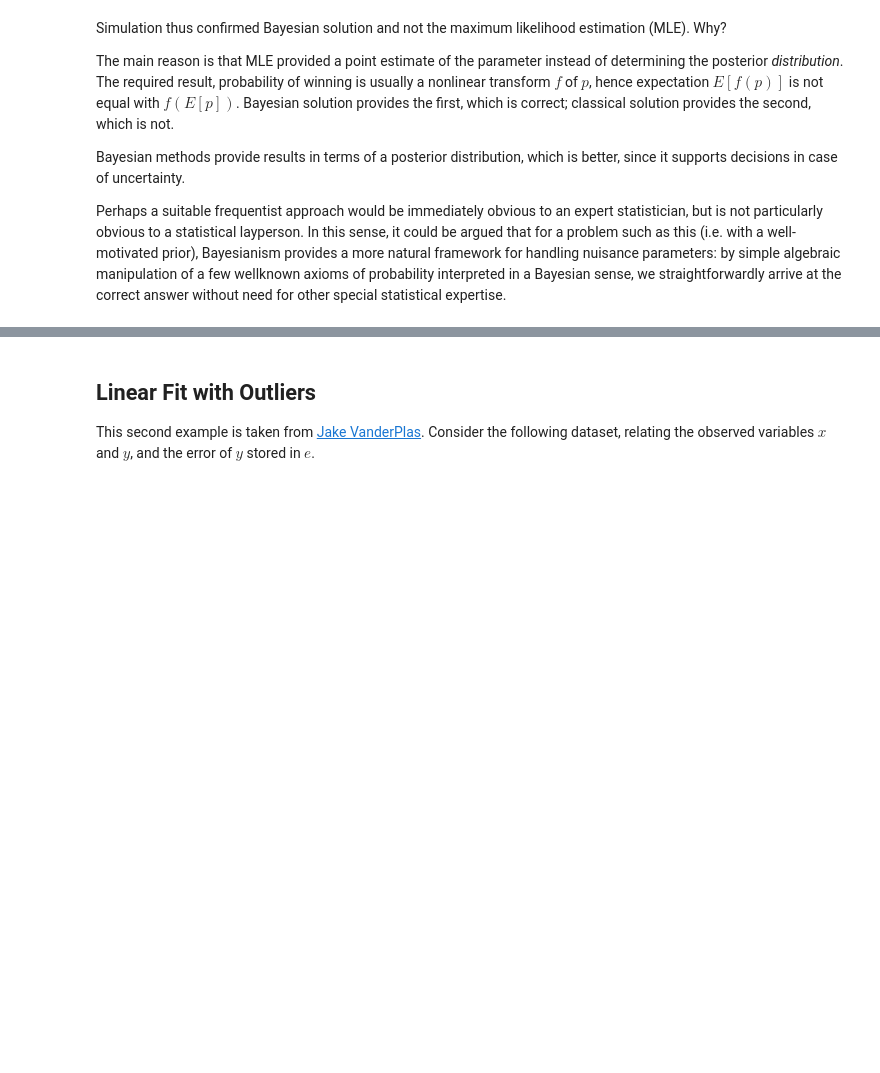
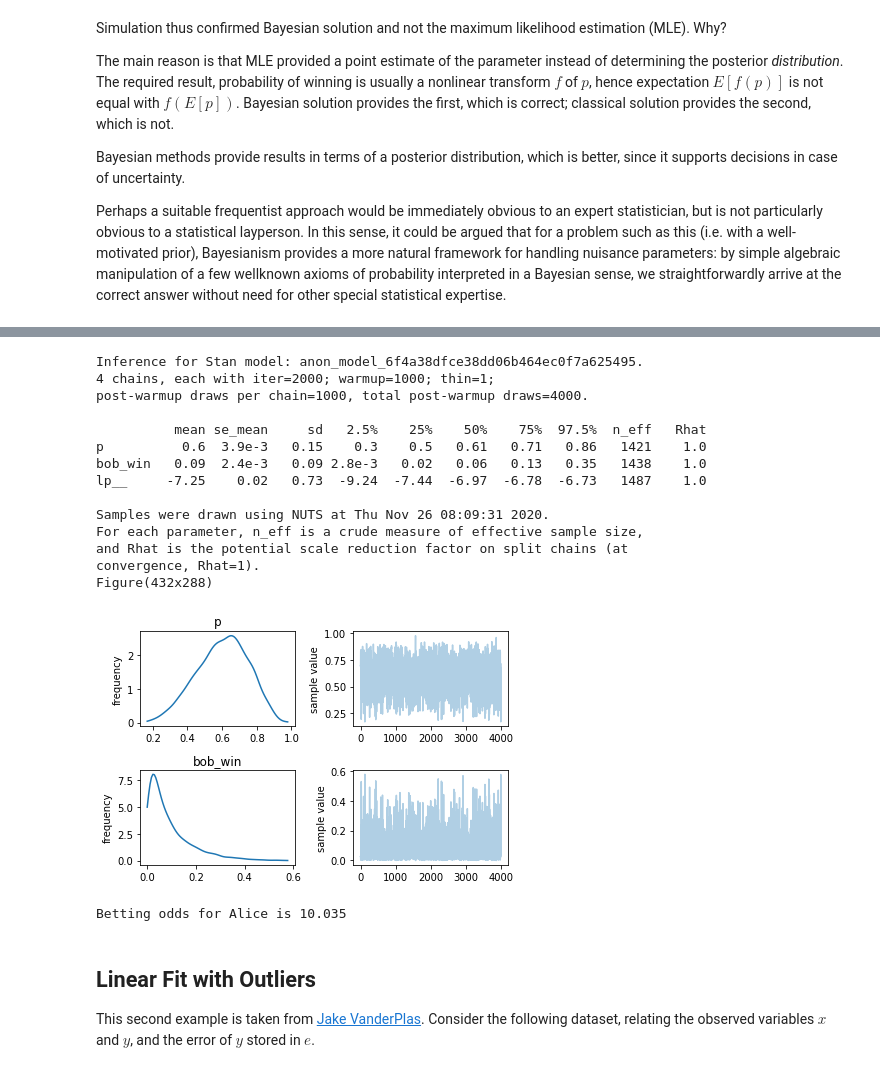
Before and after one commit to gyulat/Bayes, a Jupyter notebook: Bayes_en.ipynb, the cells around one changed output, grey strips where cells are left out. Drawn from its saved outputs; the diff is of its cells as text; code cells hidden in the pictures; blank space fills up the shorter version.

Commit message:
PyStan solution

```diff
--- a/Bayes_en.ipynb
+++ b/Bayes_en.ipynb
@@ -219,0 +242,52 @@ Perhaps a suitable frequentist approach would be immediately obvious to an exper
+# %%
+import pystan
+import pandas as pd
+import numpy as np
+from scipy.stats import beta
+import matplotlib.pyplot as plt
+
+# The Stan model as a string.
+model_string = """
+// Here we define the data we are going to pass into the model
+data {
+  int n; // Number of games
+  int s;  // Number of wins by Alice
+}
+
+// Here we define what 'unknowns' aka parameters we have.
+parameters {
+  real<lower=0, upper=1> p;
+}
+
+// The generative model
+model {
+  p ~ uniform(0, 1);
+  s ~ binomial(n, p);
+}
+
+generated quantities {
+  real bob_win;
+  bob_win = (1.0-p)^3;
+}
+"""
+
+data_list = dict(n = 8, s = 5)
+
+# Compiling and producing posterior samples from the model.
+stan_samples = pystan.stan(model_code = model_string, data = data_list)
+
+# Plotting and summarizing the posterior distribution
+print(stan_samples)
+print(stan_samples.plot())
+plt.tight_layout()
+plt.show()
+
+# Export the samples to a data.frame for easier handling.
+posterior = pd.DataFrame(stan_samples.extract())
+
+# Odds for Alice vs Bob
+rBob = sum(posterior.bob_win)/len(posterior.bob_win)
+odds_Alice = (1-rBob)/rBob
+
+print('Betting odds for Alice is {:.3f}'.format(odds_Alice))
+# %% [output]
@@ -220,3 +297,19 @@ Perhaps a suitable frequentist approach would be immediately obvious to an exper
+Inference for Stan model: anon_model_6f4a38dfce38dd06b464ec0f7a625495.
+4 chains, each with iter=2000; warmup=1000; thin=1;
+post-warmup draws per chain=1000, total post-warmup draws=4000.
+
+          mean se_mean     sd   2.5%    25%    50%    75%  97.5%  n_eff   Rhat
+p          0.6  3.9e-3   0.15    0.3    0.5   0.61   0.71   0.86   1421    1.0
+bob_win   0.09  2.4e-3   0.09 2.8e-3   0.02   0.06   0.13   0.35   1438    1.0
+lp__     -7.25    0.02   0.73  -9.24  -7.44  -6.97  -6.78  -6.73   1487    1.0
+
+Samples were drawn using NUTS at Thu Nov 26 08:09:31 2020.
+For each parameter, n_eff is a crude measure of effective sample size,
+and Rhat is the potential scale reduction factor on split chains (at
+convergence, Rhat=1).
+Figure(432x288)
+[figure, added]
+Betting odds for Alice is 10.035
 # %% [markdown]
 ## Linear Fit with Outliers
 
```
Also changed, not shown: parts of 3 cells of this notebook.
